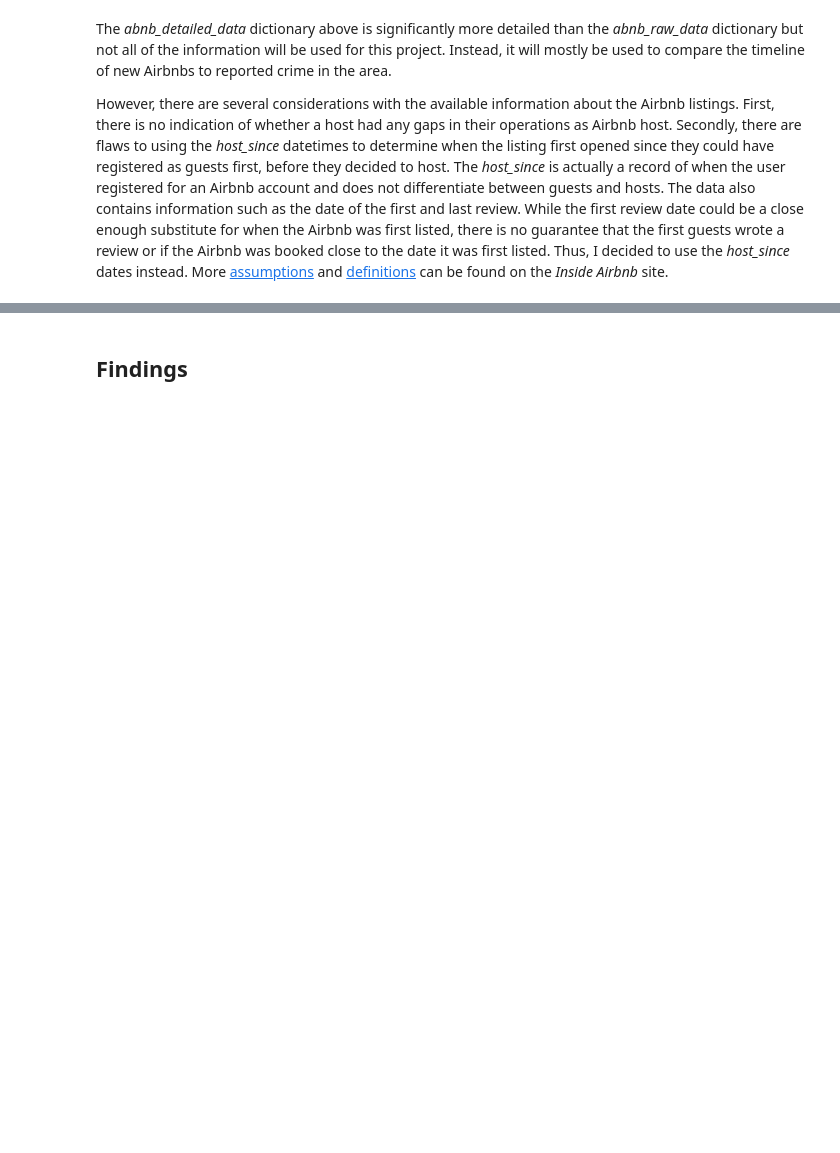
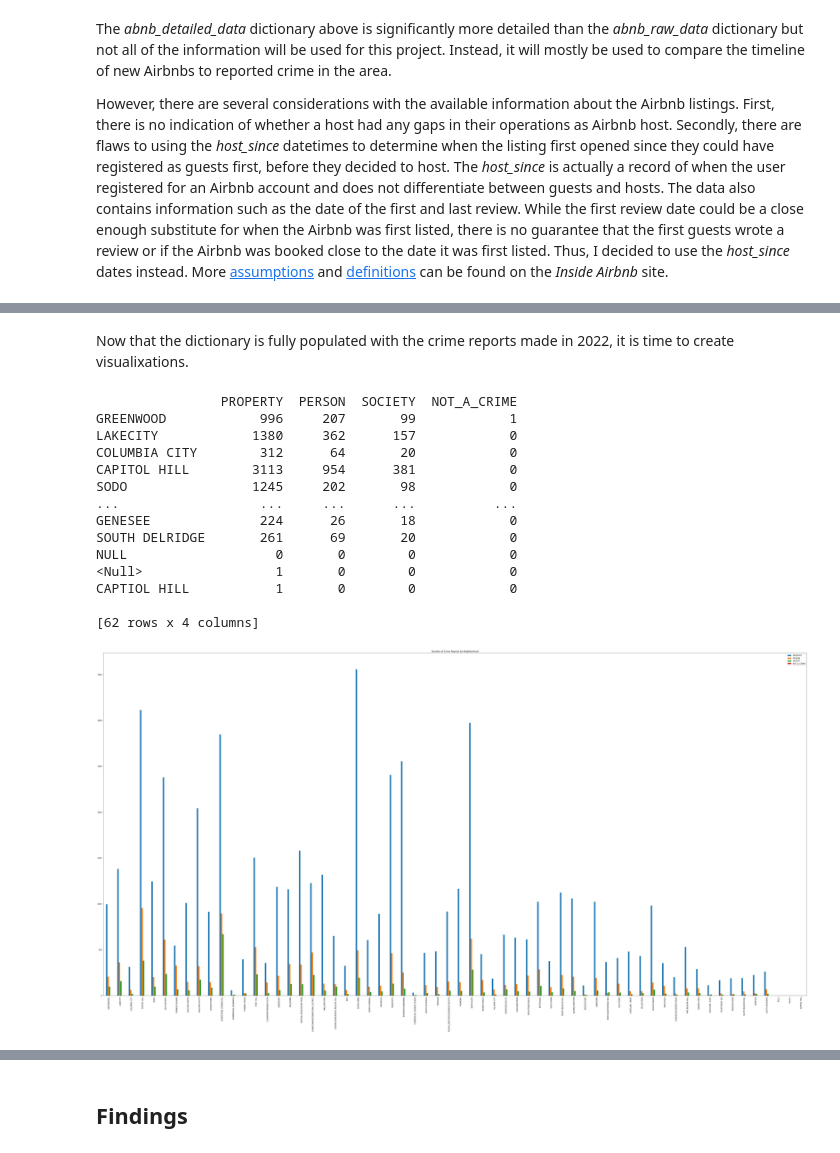
Before and after one commit to hjchoi28/hcde-410-final, a Jupyter notebook: project-report.ipynb, the cells around one changed output, grey strips where cells are left out. Cells and saved outputs as stored; diff of their text form; code cells hidden in the pictures; blank space fills up the shorter version.

```diff
--- a/project-report.ipynb
+++ b/project-report.ipynb
@@ -295,0 +420,46 @@ I also plan to use [kepler.gl for Jupyter](https://docs.kepler.gl/docs/keplergl-
+# %%
+#Create empty dictionary to hold the counts
+spd_crime_22 = {"PROPERTY":{}, "PERSON":{}, "SOCIETY":{}, "NOT_A_CRIME":{}} # crime_against_category
+
+for area in mcpp:
+    spd_crime_22["PROPERTY"][area] = 0
+    spd_crime_22["PERSON"][area] = 0
+    spd_crime_22["SOCIETY"][area] = 0
+    spd_crime_22["NOT_A_CRIME"][area] = 0
+
+#Fill in dictionary
+for report in spd_data_22:
+    for neighborhood in mcpp:
+        if report["mcpp"] == neighborhood and report["crime_against_category"] == "PROPERTY":
+            spd_crime_22["PROPERTY"][neighborhood] += 1
+        if report["mcpp"] == neighborhood and report["crime_against_category"] == "PERSON":
+            spd_crime_22["PERSON"][neighborhood] += 1
+        if report["mcpp"] == neighborhood and report["crime_against_category"] == "SOCIETY":
+            spd_crime_22["SOCIETY"][neighborhood] += 1
+        if report["mcpp"] == neighborhood and report["crime_against_category"] == "NOT_A_CRIME":
+            spd_crime_22["NOT_A_CRIME"][neighborhood] += 1
+#pprint(spd_crime_22)
+# %% [markdown]
+Now that the dictionary is fully populated with the crime reports made in 2022, it is time to create visualixations.
+# %%
+df = pd.DataFrame(spd_crime_22)
+print(df)
+
+df.plot.bar(title="Number of Crime Reports by Neighborhood", figsize=(70, 35))
+plt.savefig('spd_22_barchart.png')
+# %% [output]
+                PROPERTY  PERSON  SOCIETY  NOT_A_CRIME
+GREENWOOD            996     207       99            1
+LAKECITY            1380     362      157            0
+COLUMBIA CITY        312      64       20            0
+CAPITOL HILL        3113     954      381            0
+SODO                1245     202       98            0
+...                  ...     ...      ...          ...
+GENESEE              224      26       18            0
+SOUTH DELRIDGE       261      69       20            0
+NULL                   0       0        0            0
+<Null>                 1       0        0            0
+CAPTIOL HILL           1       0        0            0
+
+[62 rows x 4 columns]
+[figure, added]
```
Also changed, not shown: parts of 19 cells of this notebook, 5 other files.
